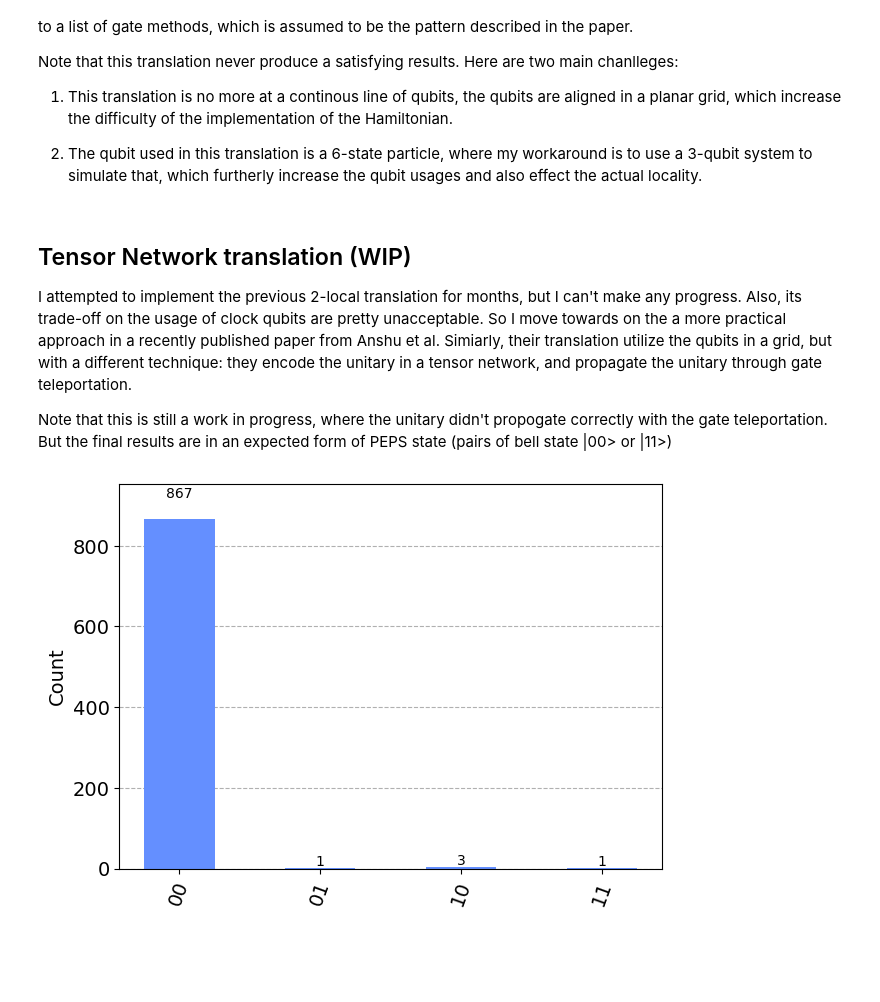
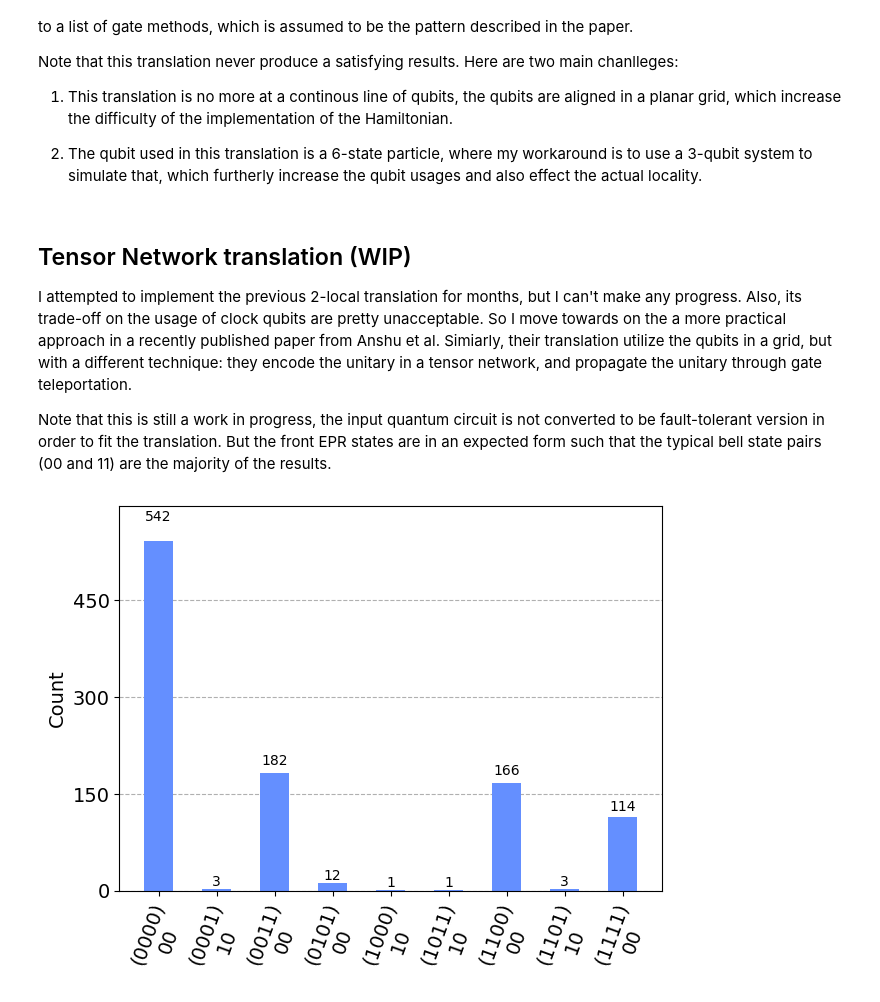
Before and after one commit to lbai-lab/adiabatic_compiler, a Jupyter notebook: docs/source/tutorial/get_started.ipynb, the cells around one changed output. Saved outputs shown, nothing was run; the diff lists cells and outputs as text; code cells hidden in the pictures; blank space fills up the shorter version.

Commit message:
update tensor doc

```diff
--- a/docs/source/tutorial/get_started.ipynb
+++ b/docs/source/tutorial/get_started.ipynb
@@ -85,10 +86,13 @@ from qiskit.circuit.library.standard_gates import *
 
 I attempted to implement the previous 2-local translation for months, but I can't make any progress. Also, its trade-off on the usage of clock qubits are pretty unacceptable. So I move towards on the a more practical approach in a recently published paper from Anshu et al. Simiarly, their translation utilize the qubits in a grid, but with a different technique: they encode the unitary in a tensor network, and propagate the unitary through gate teleportation.
 
-Note that this is still a work in progress, where the unitary didn't propogate correctly with the gate teleportation. But the final results are in an expected form of PEPS state (pairs of bell state |00> or |11>)
+Note that this is still a work in progress, the input quantum circuit is not converted to be fault-tolerant version in order to fit the translation. But the front EPR states are in an expected form such that the typical bell state pairs (00 and 11) are the majority of the results.
 # %%
 from interpreter.tensor import TensorInterpreter
 
-plot_histogram(TensorInterpreter().run(qc))
+
+qc = QuantumCircuit(2)
+qc.x(0)
+plot_histogram(TensorInterpreter().run(qc, all_histories=True))
 # %% [output]
-[figure, old version]
+[figure, new version]
```
Also changed, not shown: parts of 3 cells of this notebook, 2 other files.
